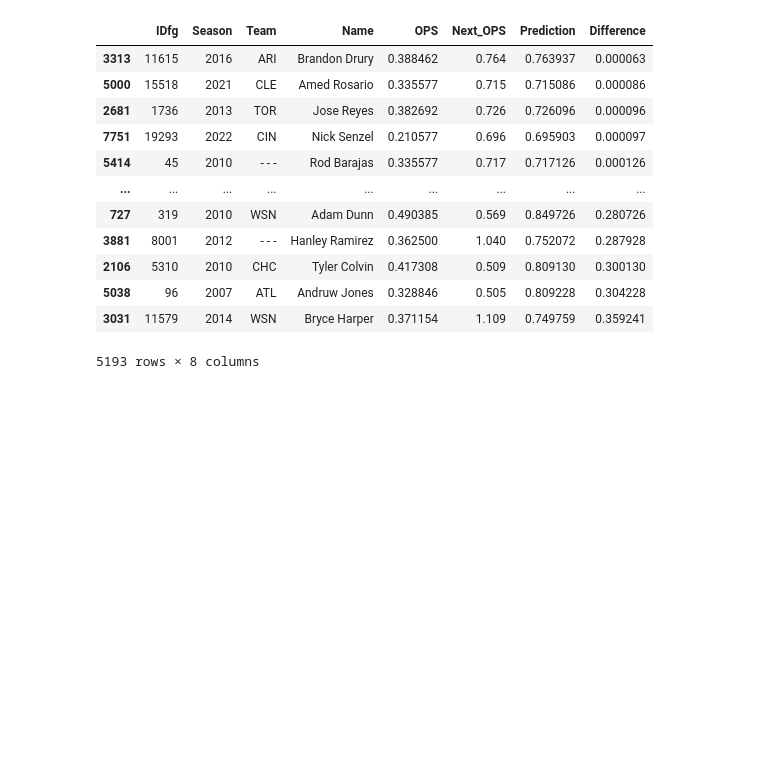
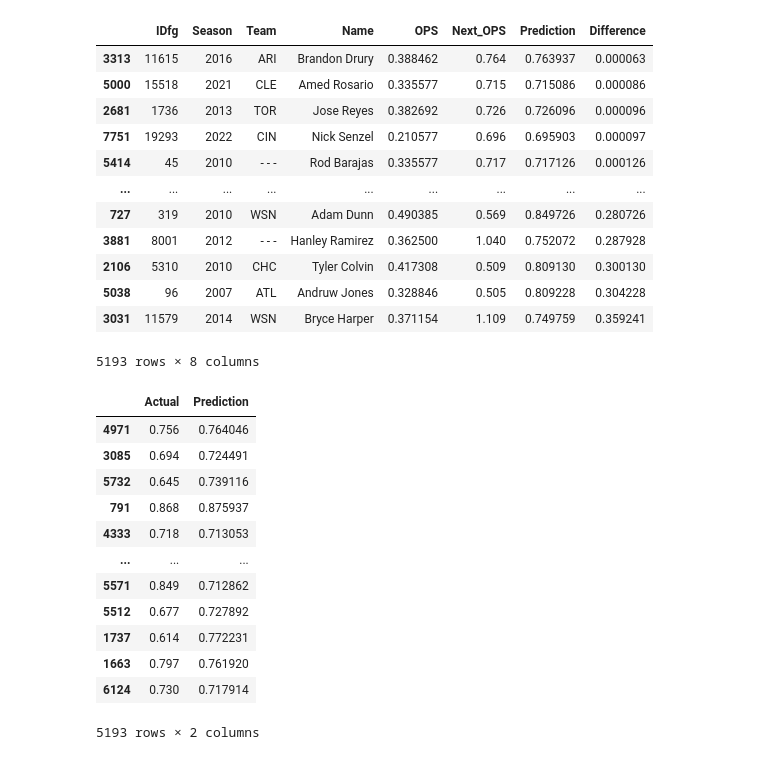
Before and after one commit to stevenarbo3/PredictingOPS, a Jupyter notebook: predictingOPS.ipynb, the cells around one changed output. Cells and saved outputs as stored; diff of their text form; code cells hidden in the pictures; blank space fills up the shorter version.

```diff
--- a/predictingOPS.ipynb
+++ b/predictingOPS.ipynb
@@ -274,6 +274,22 @@ merged[['IDfg', 'Season','Team', 'Name','OPS', 'Next_OPS','Prediction','Differen
 | 5038 | 96 | 2007 | ATL | Andruw Jones | 0.328846 | 0.505 | 0.809228 | 0.304228 |
 | 3031 | 11579 | 2014 | WSN | Bryce Harper | 0.371154 | 1.109 | 0.749759 | 0.359241 |
 5193 rows × 8 columns
+# %%
+predictions
+# %% [output]
+|  | Actual | Prediction |
+| 4971 | 0.756 | 0.764046 |
+| 3085 | 0.694 | 0.724491 |
+| 5732 | 0.645 | 0.739116 |
+| 791 | 0.868 | 0.875937 |
+| 4333 | 0.718 | 0.713053 |
+| ... | ... | ... |
+| 5571 | 0.849 | 0.712862 |
+| 5512 | 0.677 | 0.727892 |
+| 1737 | 0.614 | 0.772231 |
+| 1663 | 0.797 | 0.761920 |
+| 6124 | 0.730 | 0.717914 |
+5193 rows × 2 columns
 # %%
 #get data ready for data visualization (want all the normal stats + prediction and next ops)
 merge_stats = predictions.merge(complete_stats, left_index=True, right_index=True)
```
Also changed, not shown: parts of 2 cells of this notebook.
